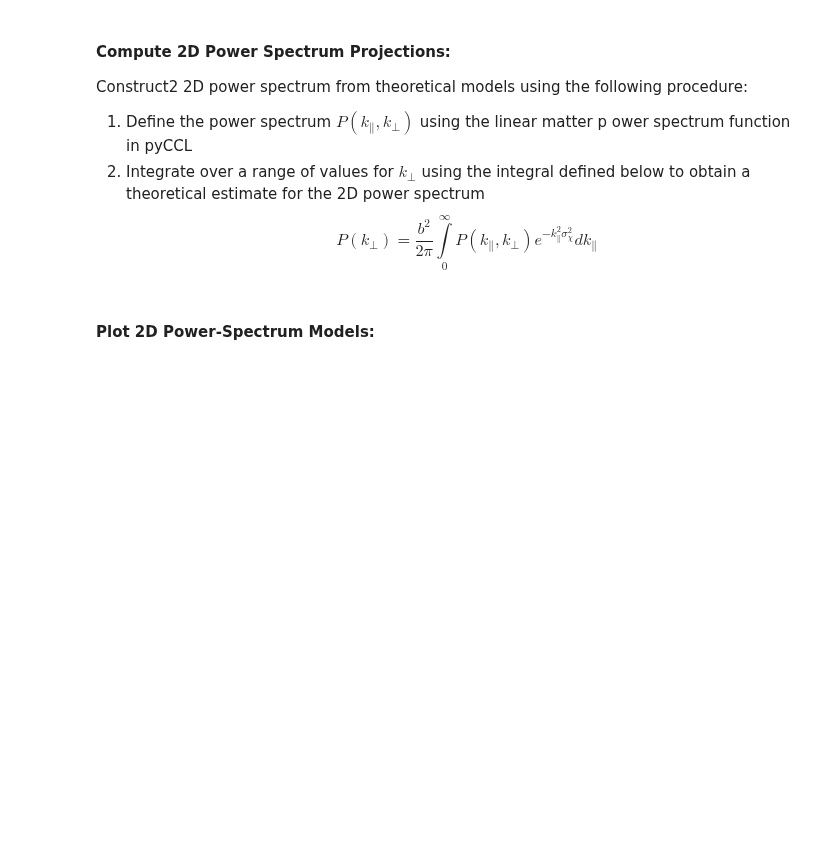
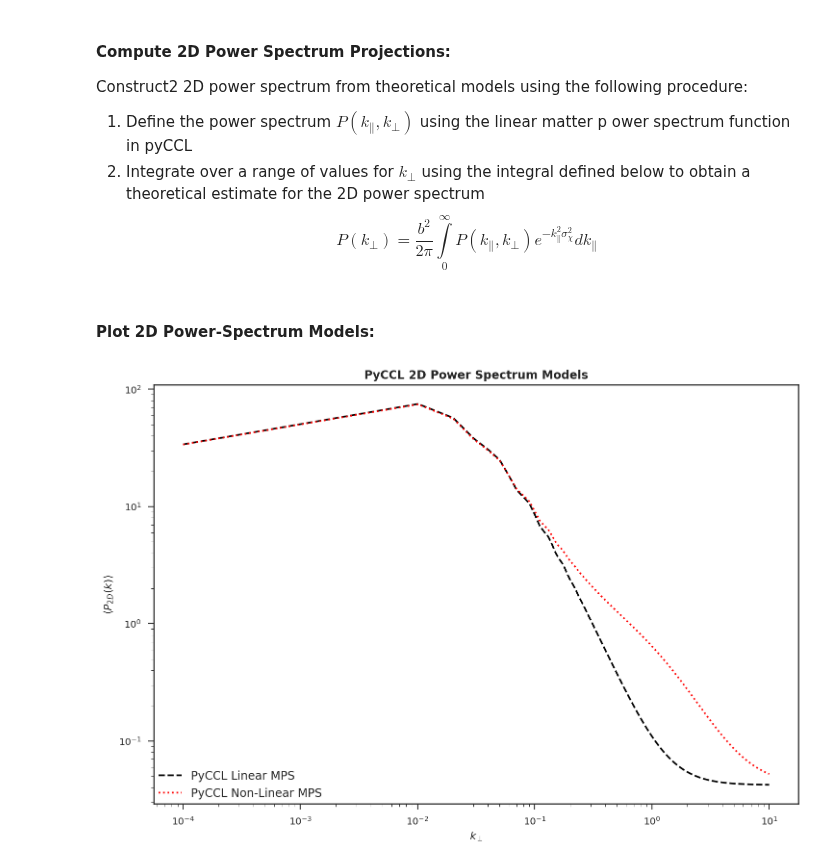
Before and after one commit to LSSTDESC/DC2-analysis, a Jupyter notebook: contributed/nonlinear_bias/galaxy_selection_2D_power_spec.ipynb, the cells around one changed output. Saved outputs shown, nothing was run; the diff lists cells and outputs as text; code cells hidden in the pictures; blank space fills up the shorter version.

```diff
--- a/contributed/nonlinear_bias/galaxy_selection_2D_power_spec.ipynb
+++ b/contributed/nonlinear_bias/galaxy_selection_2D_power_spec.ipynb
@@ -226,18 +216,21 @@ integral_array_nl = get_pow_2d(k_2, integrator_nl)
 # %% [markdown]
 #### **Plot 2D Power-Spectrum Models:**
 # %%
+k_2 = np.linspace(1e-4, 10, 1000)
+
+
 # Plot data for 2D linear and non-linear full range approx.
-
 plt.figure(figsize = (12,8))
 plt.plot(k_2, get_pow_2d(k_2, integrator), color = "k",  linestyle  = "dashed",
          label = "PyCCL Linear MPS")
 plt.plot(k_2, get_pow_2d(k_2, integrator_nl), color = "r" , linestyle = ":",
          label = "PyCCL Non-Linear MPS")
-
 
 plt.title("PyCCL 2D Power Spectrum Models", fontweight = "bold")
 plt.xlabel(r"$k_\perp$")
 plt.ylabel(r"$\left\langle P_{2D}(k)\right\rangle$")
 plt.legend(loc = (0, 0), fontsize = 12)
 plt.xscale("log")
 plt.yscale("log")
+# %% [output]
+[figure, added]
```
Also changed, not shown: parts of 2 cells of this notebook.
